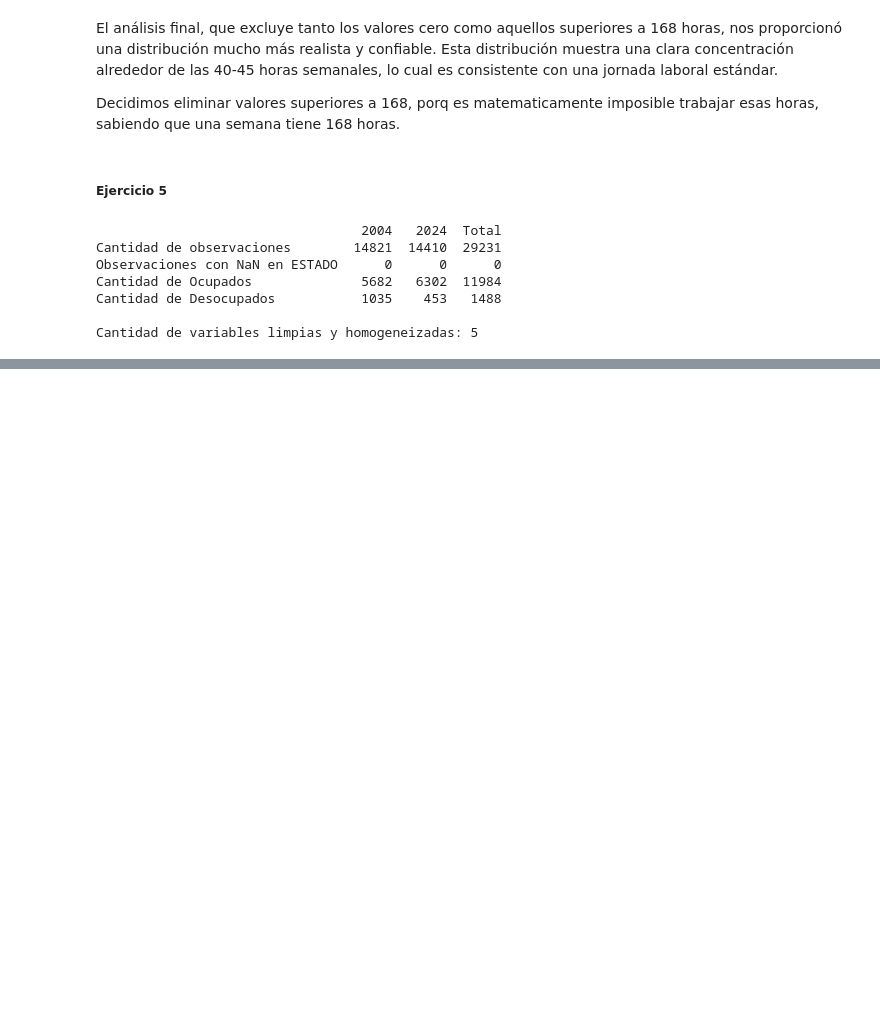
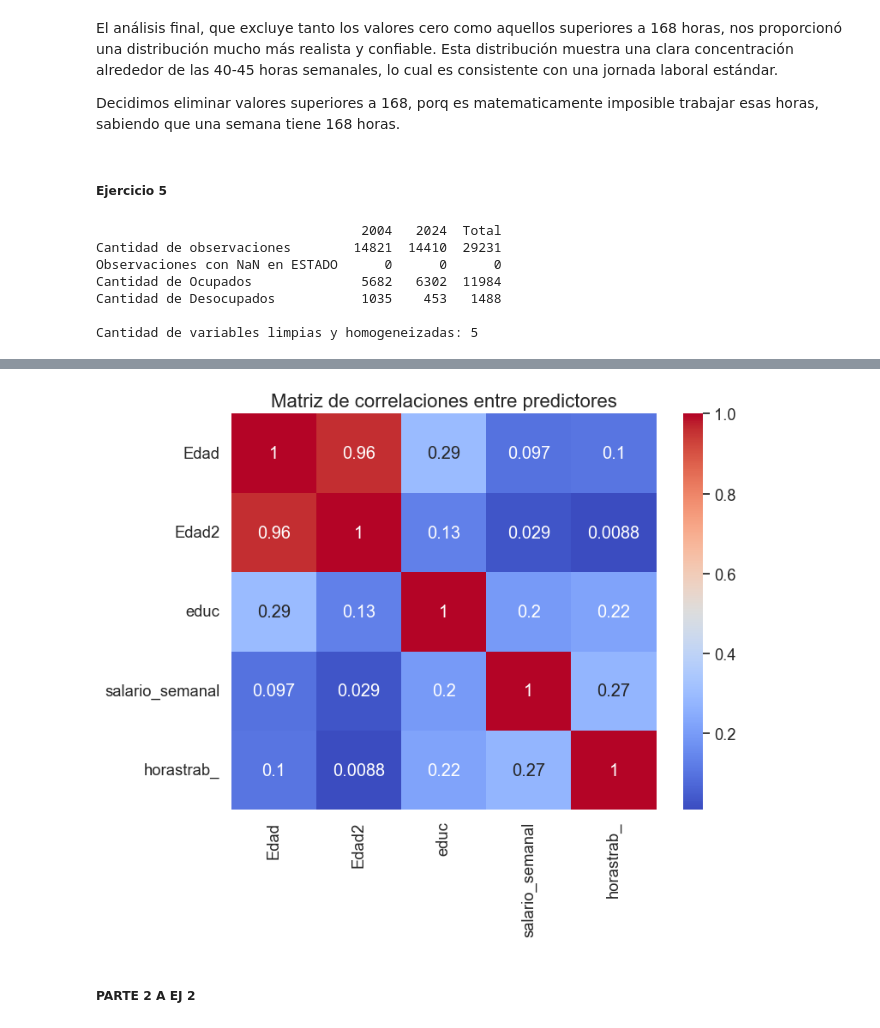
Before and after one commit to MaxiPetrini/BigDataUBA-Grupo16, a Jupyter notebook: TP3_Grupo 16/Tp3.ipynb, the cells around one changed output, grey strips where cells are left out. Drawn from its saved outputs; the diff is of its cells as text; code cells hidden in the pictures; blank space fills up the shorter version.

Commit message:
Entrega final del tp

```diff
--- a/TP3_Grupo 16/Tp3.ipynb
+++ b/TP3_Grupo 16/Tp3.ipynb
@@ -299,0 +302,18 @@ Cantidad de variables limpias y homogeneizadas: 5
+# %%
+#Limpio los Nan y celdas vacías, asumimos que En edades aquellos que todavía no cumple 1 año concreto igualmente lo estan viviendo, apra asi reemplazar los "Menores de 1 año" por 1.
+df['horastrab_']= df['horastrab'].fillna(0)
+df["CH06_"] = pd.to_numeric(df['CH06'], errors='coerce')
+df['edad'] = df["CH06_"].replace('Menos de 1 año', 0)
+df["Edad"] = df['edad'].fillna(1)
+df['educ'] = df.apply(calcular_años_educacion, axis=1)
+# %%
+df["Edad2"] = df["Edad"] **2
+# %%
+Variab_m = pd.concat([
+    df["Edad"],
+    df["Edad2"],
+    df['educ'],
+    df['salario_semanal'],
+    df['horastrab_']
+], axis=1)
+print(Variab_m)
@@ -299,0 +335,9 @@ Cantidad de variables limpias y homogeneizadas: 5
+# %%
+plt.figure(figsize=(8, 6))
+sns.heatmap(Variab_m.corr(), annot=True, cmap='coolwarm')
+plt.title("Matriz de correlaciones entre predictores")
+plt.show()
+# %% [output]
+[figure, added]
+# %% [markdown]
+##### PARTE 2 A EJ 2
```
Also changed, not shown: parts of 29 cells of this notebook.
